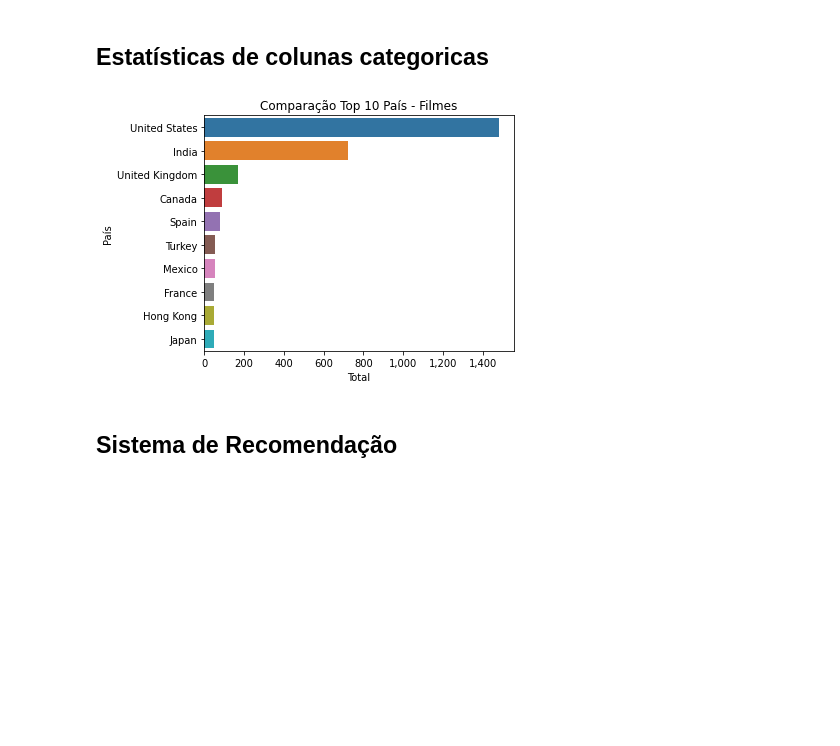
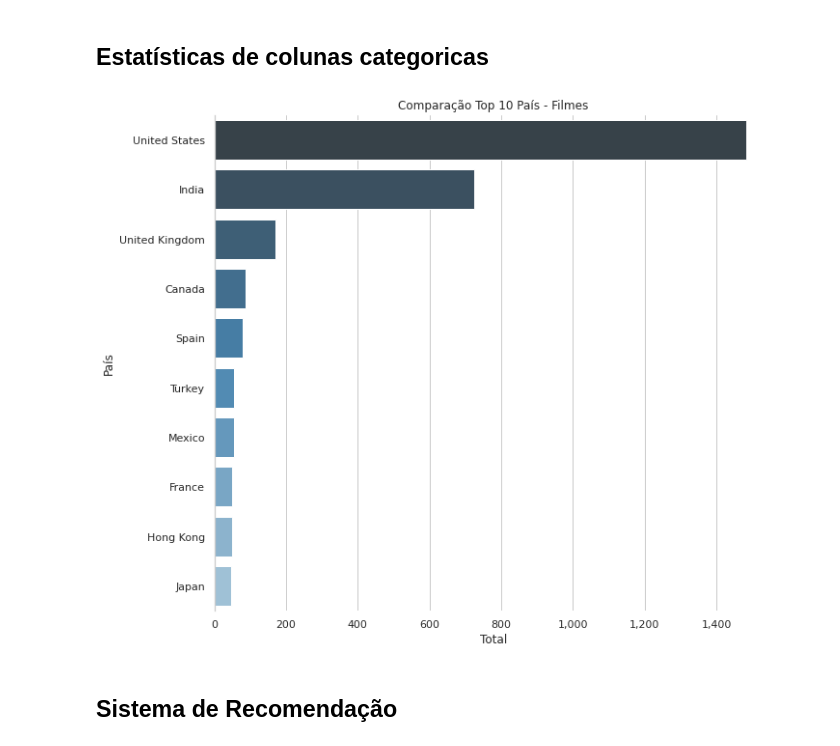
Before and after one commit to fernandoans/analisysPython, a Jupyter notebook: Projeto 3 - Netflix.ipynb, the cells around one changed output. Cells and saved outputs as stored; diff of their text form; code cells hidden in the pictures; blank space fills up the shorter version.

```diff
--- a/Projeto 3 - Netflix.ipynb
+++ b/Projeto 3 - Netflix.ipynb
@@ -64,9 +64,9 @@ plt.show()
 ## Estatísticas de colunas numéricas
 # %%
 top_ano = df_filme['release_year'].value_counts().rename_axis('Ano').reset_index(name='Total')[:10]
-# plt.figure(figsize=(10,5))
-# sns.set(style="whitegrid", color_codes=True)
-ax = sns.barplot(top_ano.index, top_ano.Total) #, palette='Blues_d')
+plt.figure(figsize=(10,5))
+sns.set(style="whitegrid", color_codes=True)
+ax = sns.barplot(top_ano.index, top_ano.Total, palette='Blues_d')
 ax.get_yaxis().set_major_formatter(plt.FuncFormatter(lambda x, loc: "{:,}".format(int(x))))
 ax.set(xlabel='Ano', ylabel='Total')
 ax.set_xticklabels(top_ano.Ano)
@@ -75,6 +75,6 @@ for i, v in enumerate(top_ano['Total'].iteritems()):
     ax.text(i ,v[1], "{:,}".format(v[1]), color='m', va ='bottom', rotation=45)
 plt.tight_layout()
 plt.title('Comparação Top 10 Ano - Filmes')
-# sns.despine(left=True, bottom=False)
+sns.despine(left=True, bottom=False)
 plt.show()
 # %% [output]
@@ -83,18 +83,18 @@ plt.show()
 ## Estatísticas de colunas categoricas
 # %%
 top_pais = df_filme['country'].value_counts().rename_axis('País').reset_index(name='Total')[:10]
-# plt.figure(figsize=(10,8))
-# sns.set(style="whitegrid")
-ax = sns.barplot(y=top_pais.index, x=top_pais.Total, orient='h') #, palette='Blues_d')
+plt.figure(figsize=(10,8))
+sns.set(style="whitegrid")
+ax = sns.barplot(y=top_pais.index, x=top_pais.Total, orient='h', palette='Blues_d')
 ax.get_xaxis().set_major_formatter(plt.FuncFormatter(lambda x, loc: "{:,}".format(int(x))))
 ax.set(ylabel='País', xlabel='Total')
 ax.set_yticklabels(top_pais['País'])
 plt.tight_layout()
 plt.title('Comparação Top 10 País - Filmes')
-# sns.despine(left=False, bottom=True)
+sns.despine(left=False, bottom=True)
 plt.show()
 # %% [output]
-[figure, old version]
+[figure, new version]
 # %% [markdown]
 ## Sistema de Recomendação
 # %%
```
Also changed, not shown: parts of 8 cells of this notebook.
